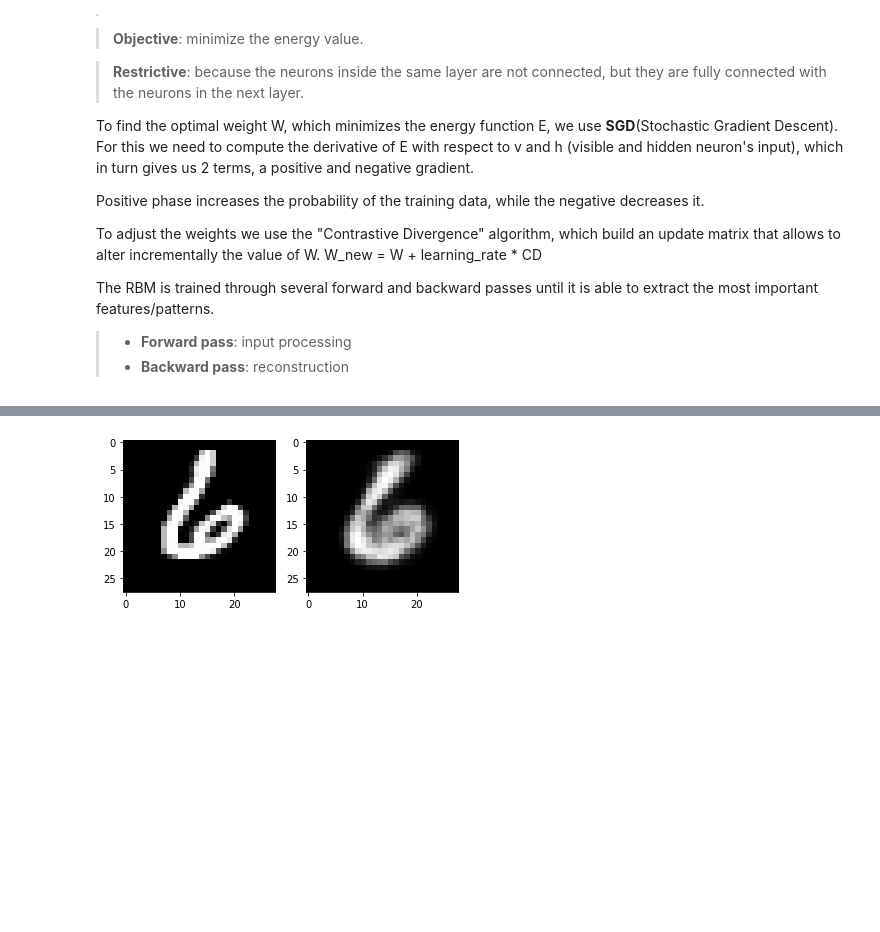
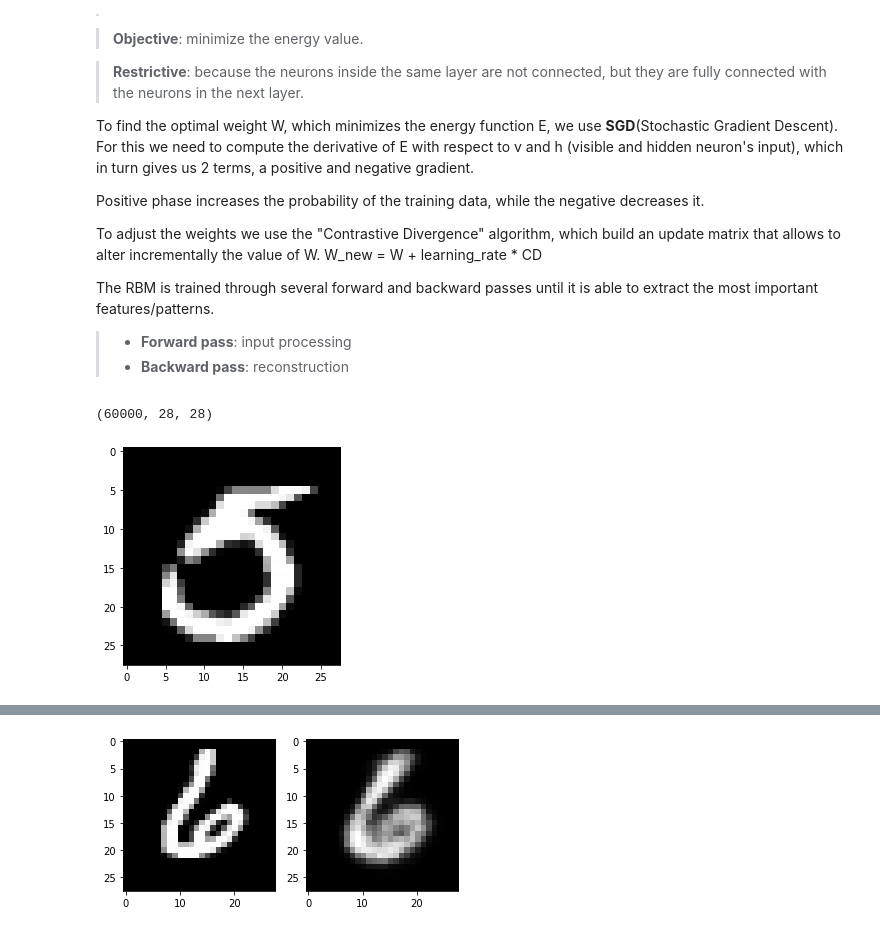
Before and after one commit to keresztesbeata/Computer-Vision-Projects, a Jupyter notebook: pattern_recognition/RBM.ipynb, the cells around one changed output, grey strips where cells are left out. Saved outputs shown, nothing was run; the diff lists cells and outputs as text; code cells hidden in the pictures; blank space fills up the shorter version.

```diff
--- a/pattern_recognition/RBM.ipynb
+++ b/pattern_recognition/RBM.ipynb
@@ -210,3 +260,12 @@ X_test = preprocess_input(x_test)
+# %%
+X_train.shape
+# %% [output]
+(60000, 28, 28)
+# %%
+plt.imshow(X_train[0], cmap='gray')
+plt.show()
+# %% [output]
+[figure, added]
 # %%
 nv = X_train.shape[1] * X_train.shape[2]
 nh = 100
```
Also changed, not shown: parts of 8 cells of this notebook.
